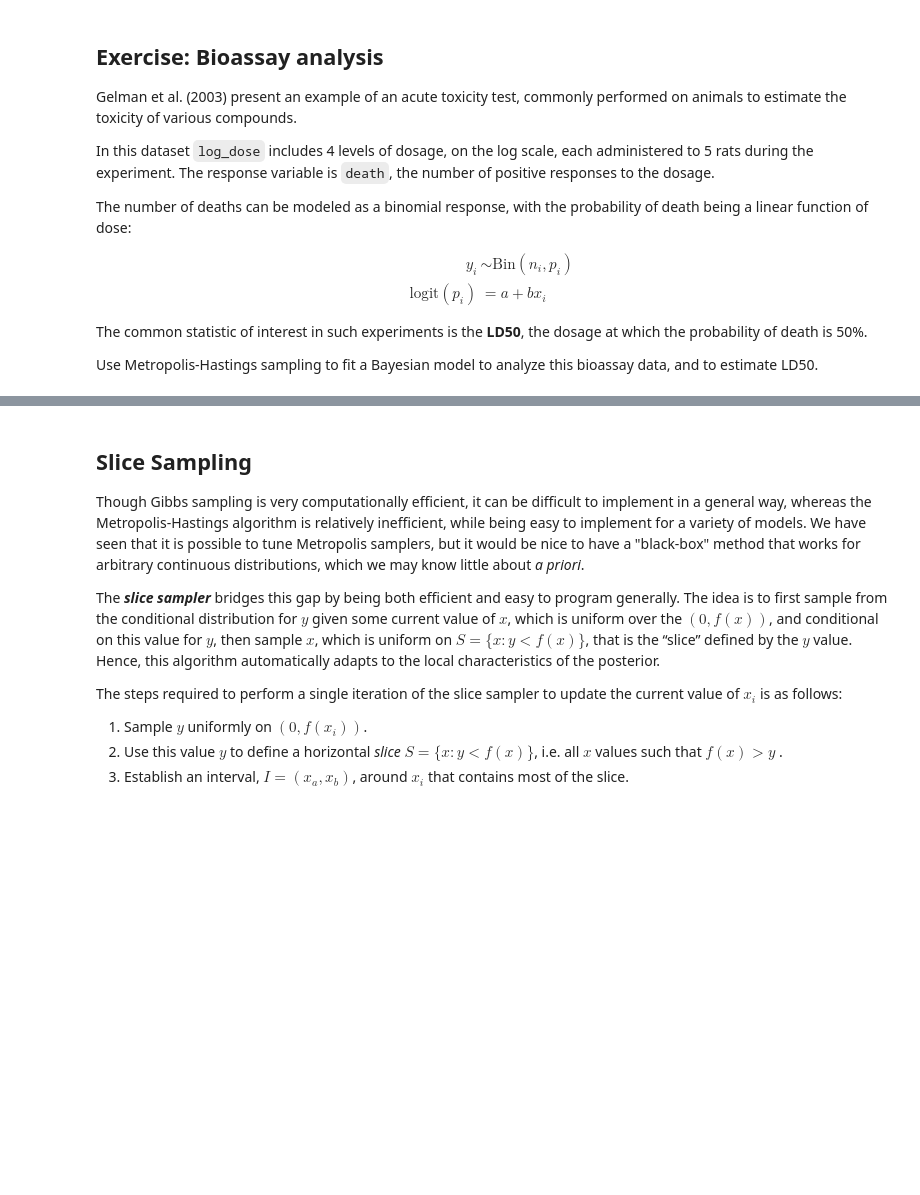
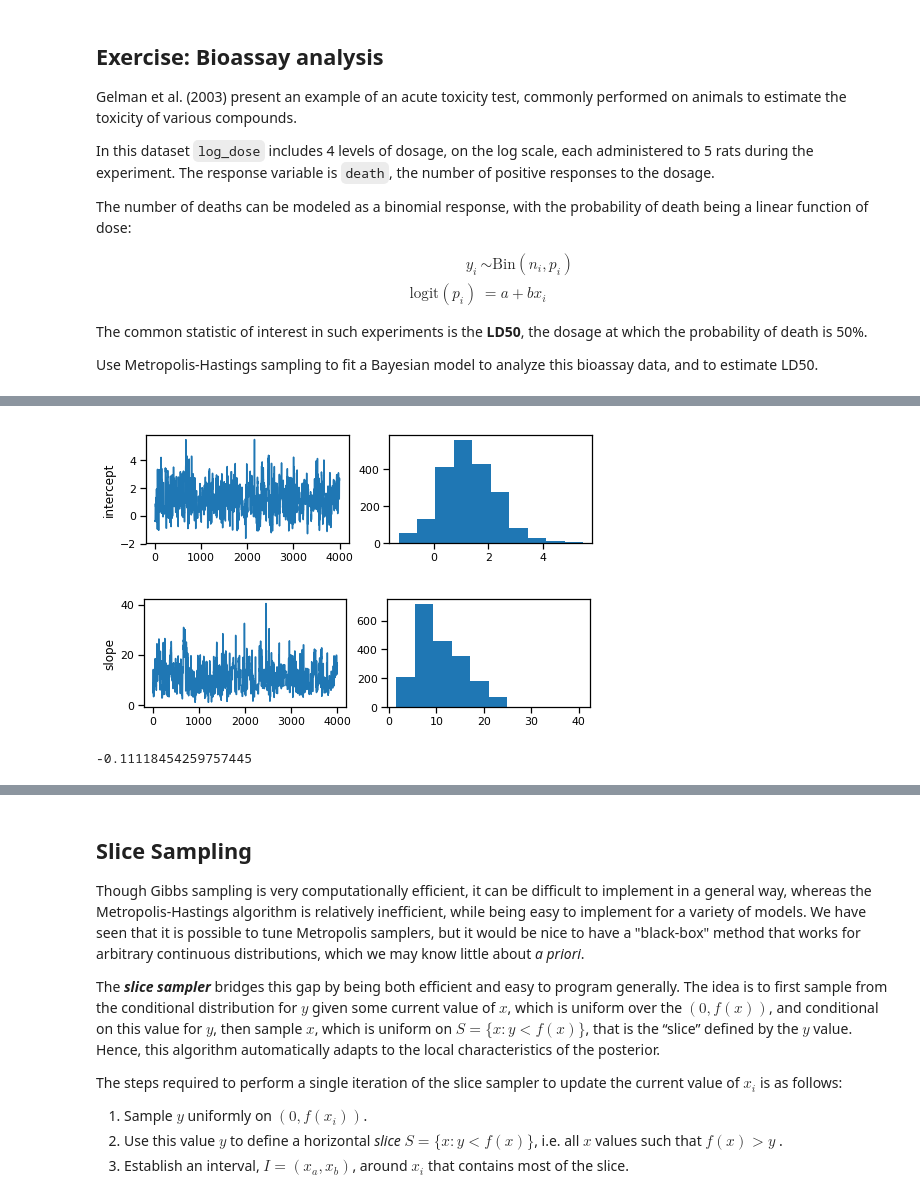
Before and after one commit to ntjames/Bios8366, a Jupyter notebook: notebooks/Section4_2-MCMC.ipynb, the cells around one changed output, grey strips where cells are left out. Saved outputs shown, nothing was run; the diff lists cells and outputs as text; code cells hidden in the pictures; blank space fills up the shorter version.

```diff
--- a/notebooks/Section4_2-MCMC.ipynb
+++ b/notebooks/Section4_2-MCMC.ipynb
@@ -582,7 +643,7 @@ The common statistic of interest in such experiments is the **LD50**, the dosage
 Use Metropolis-Hastings sampling to fit a Bayesian model to analyze this bioassay data, and to estimate LD50.
 # %%
 # Log dose in each group
-log_dose = [-.86, -.3, -.05, .73]
+log_dose = [-0.86, -0.3, -0.05, 0.73]
 
 # Sample size in each group
 n = 5
@@ -607,7 +668,7 @@ def calc_post(a, b, y=deaths, x=log_dose):
 
     return logp
 # %%
-def metropolis_bio(n_iterations, initial_values, prop_var=1, opt_acc_rng=[0.2,0.5], verbose=False):
+def metropolis_bio(n_iterations, initial_values, prop_var=1, opt_acc_rng=[0.2,0.4], verbose=False):
 
     n_params = len(initial_values)
 
@@ -638,11 +699,11 @@ def metropolis_bio(n_iterations, initial_values, prop_var=1, opt_acc_rng=[0.2,0.
                   .format(acc_pct[0], acc_pct[1]))
 
             # if accepted % is too low, halve proposal sd; if accepted % is too high, triple proposal sd;
-            for j in range(n_params):
-                if acc_pct[j]<opt_acc_rng[0]:
-                    prop_sd[j] = prop_sd[j]*0.5
-                elif acc_pct[j]>opt_acc_rng[1]:
-                    prop_sd[j] = prop_sd[j]*3
+            for k in range(n_params):
+                if acc_pct[k]<opt_acc_rng[0]:
+                    prop_sd[k] *= 0.5
+                elif acc_pct[k]>opt_acc_rng[1]:
+                    prop_sd[k] *= 2.5
 
             if verbose: print('Proposal scale int: {0}\nProposal scale slope: {1}\n'
                   .format(prop_sd[0], prop_sd[1]))
@@ -682,5 +743,5 @@ def metropolis_bio(n_iterations, initial_values, prop_var=1, opt_acc_rng=[0.2,0.
 
     return trace, accepted
 # %%
-n_iters = 5000
+n_iters = 6000
 trace_bio, acc_bio =  metropolis_bio(n_iters, (1, 10), prop_var=1)
@@ -689,8 +759,11 @@ np.array(acc_bio, float)/n_iters
 # %%
-for param, samples in zip(['intercept', 'slope'], trace_bio.T):
+for param, samples in zip(['intercept', 'slope'], trace_bio[burn_in:].T):
     fig, axes = plt.subplots(1, 2, figsize=(8, 2))
     axes[0].plot(samples)
     axes[0].set_ylabel(param)
     axes[1].hist(samples[int(len(samples)/2):])
+# %% [output]
+[figure, added]
+[figure, added]
 # %%
 # linear term a + b*x
@@ -698,6 +771,12 @@ nu = np.mat(trace_bio[:,0]).T + np.mat(trace_bio[:,1]).T*np.mat(log_dose)
 
 # dist for p(death) at each dose
 ps = expit(nu)
+# %%
+ld50 = lambda alpha, beta: -alpha/beta # for logit(0.5) => ld50
+LD50 = ld50(*trace_bio[burn_in:].T)
+LD50.mean() # estimate log-dose for LD50
+# %% [output]
+-0.11118454259757445
 # %%
 fig, axes = plt.subplots(1, len(log_dose), figsize=(10, 3), sharex=True, sharey=True)
 [axes[i].hist(ps[:,i]) for i in range(len(log_dose))];
```
Also changed, not shown: parts of 22 cells of this notebook.
